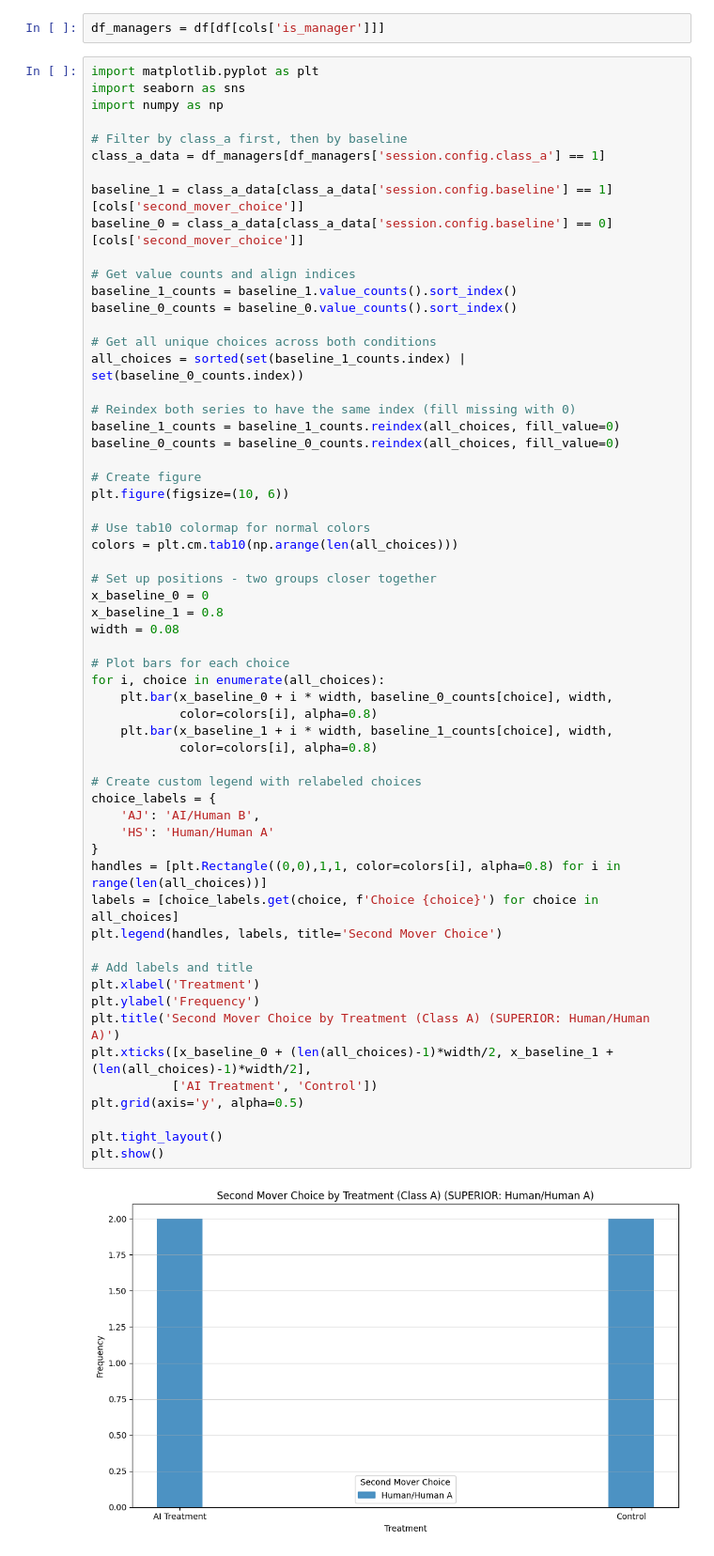
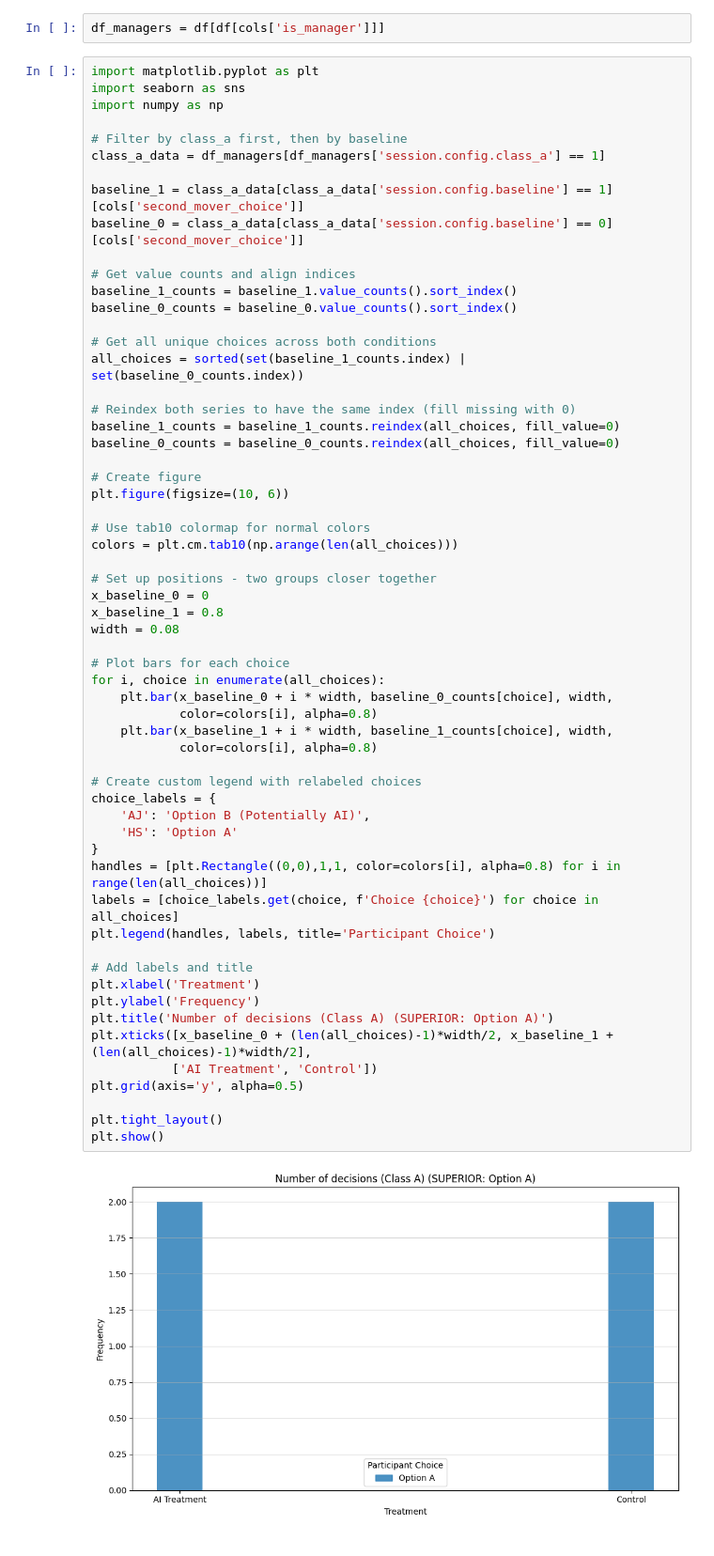
Before and after one commit to marcvoolpe/garrido_analysis, a Jupyter notebook: analsysis.ipynb, the cells around one changed output. Shown at 94% size. Saved outputs shown, nothing was run; the diff lists cells and outputs as text.

Commit message:
labelling proper

```diff
--- a/analsysis.ipynb
+++ b/analsysis.ipynb
@@ -223,38 +223,38 @@ plt.figure(figsize=(10, 6))
 colors = plt.cm.tab10(np.arange(len(all_choices)))
 
 # Set up positions - two groups closer together
 x_baseline_0 = 0
 x_baseline_1 = 0.8
 width = 0.08
 
 # Plot bars for each choice
 for i, choice in enumerate(all_choices):
     plt.bar(x_baseline_0 + i * width, baseline_0_counts[choice], width,
             color=colors[i], alpha=0.8)
     plt.bar(x_baseline_1 + i * width, baseline_1_counts[choice], width,
             color=colors[i], alpha=0.8)
 
 # Create custom legend with relabeled choices
 choice_labels = {
-    'AJ': 'AI/Human B',
-    'HS': 'Human/Human A'
+    'AJ': 'Option B (Potentially AI)',
+    'HS': 'Option A'
 }
 handles = [plt.Rectangle((0,0),1,1, color=colors[i], alpha=0.8) for i in range(len(all_choices))]
 labels = [choice_labels.get(choice, f'Choice {choice}') for choice in all_choices]
-plt.legend(handles, labels, title='Second Mover Choice')
+plt.legend(handles, labels, title='Participant Choice')
 
 # Add labels and title
 plt.xlabel('Treatment')
 plt.ylabel('Frequency')
-plt.title('Second Mover Choice by Treatment (Class A) (SUPERIOR: Human/Human A)')
+plt.title('Number of decisions (Class A) (SUPERIOR: Option A)')
 plt.xticks([x_baseline_0 + (len(all_choices)-1)*width/2, x_baseline_1 + (len(all_choices)-1)*width/2],
            ['AI Treatment', 'Control'])
 plt.grid(axis='y', alpha=0.5)
 
 plt.tight_layout()
 plt.show()
 # %% [output]
-[figure, old version]
+[figure, new version]
 # %%
 import matplotlib.pyplot as plt
 import seaborn as sns
```
Also changed, not shown: parts of 2 cells of this notebook.
